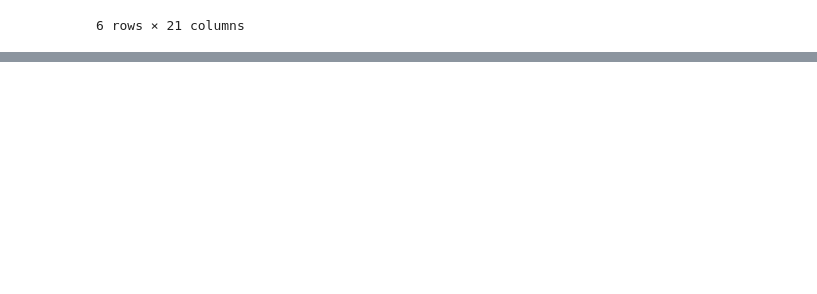
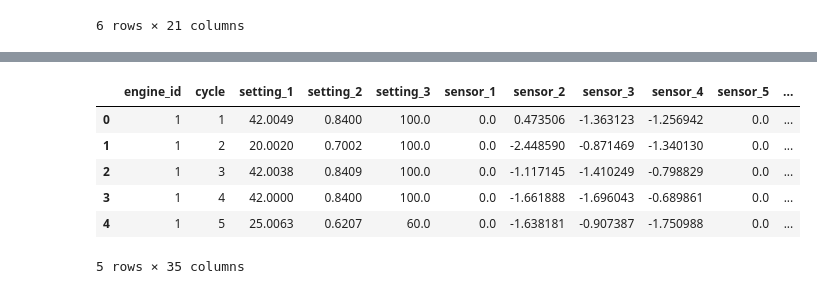
Before and after one commit to iamprakhar10/aircraft-rul-predictor, a Jupyter notebook: notebooks/03_fd004.ipynb, the cells around one changed output, grey strips where cells are left out. Cells and saved outputs as stored; diff of their text form; code cells hidden in the pictures; blank space fills up the shorter version.

```diff
--- a/notebooks/03_fd004.ipynb
+++ b/notebooks/03_fd004.ipynb
@@ -792,0 +913,39 @@ train_normalized_stds
+# %%
+# ============================================================
+# Add one-hot operating-condition features
+# ============================================================
+
+condition_columns = [
+    f"condition_{condition}"
+    for condition in range(6)
+]
+"""One binary feature column for each operating condition."""
+
+
+for condition, column in enumerate(condition_columns):
+    fd004_train_normalized[column] = (
+        fd004_train_normalized["operating_condition"]
+        == condition
+    ).astype(np.float32)
+
+    fd004_val_normalized[column] = (
+        fd004_val_normalized["operating_condition"]
+        == condition
+    ).astype(np.float32)
+
+
+sequence_feature_columns = (
+    sensor_columns + condition_columns
+)
+"""Features provided to the LSTM at every timestep."""
+
+
+print("Number of sequence features:", len(sequence_feature_columns))
+print("Sequence features:", sequence_feature_columns)
+
+print()
+(
+    fd004_train_normalized[
+        ["operating_condition"] + condition_columns
+    ].head()
+)
@@ -792,0 +961,10 @@ train_normalized_stds
+# %%
+fd004_train_normalized.head()
+# %% [output]
+|  | engine_id | cycle | setting_1 | setting_2 | setting_3 | sensor_1 | sensor_2 | sensor_3 | sensor_4 | sensor_5 | ... |
+| 0 | 1 | 1 | 42.0049 | 0.8400 | 100.0 | 0.0 | 0.473506 | -1.363123 | -1.256942 | 0.0 | ... |
+| 1 | 1 | 2 | 20.0020 | 0.7002 | 100.0 | 0.0 | -2.448590 | -0.871469 | -1.340130 | 0.0 | ... |
+| 2 | 1 | 3 | 42.0038 | 0.8409 | 100.0 | 0.0 | -1.117145 | -1.410249 | -0.798829 | 0.0 | ... |
+| 3 | 1 | 4 | 42.0000 | 0.8400 | 100.0 | 0.0 | -1.661888 | -1.696043 | -0.689861 | 0.0 | ... |
+| 4 | 1 | 5 | 25.0063 | 0.6207 | 60.0 | 0.0 | -1.638181 | -0.907387 | -1.750988 | 0.0 | ... |
+5 rows × 35 columns
```
Also changed, not shown: parts of 7 cells of this notebook.
